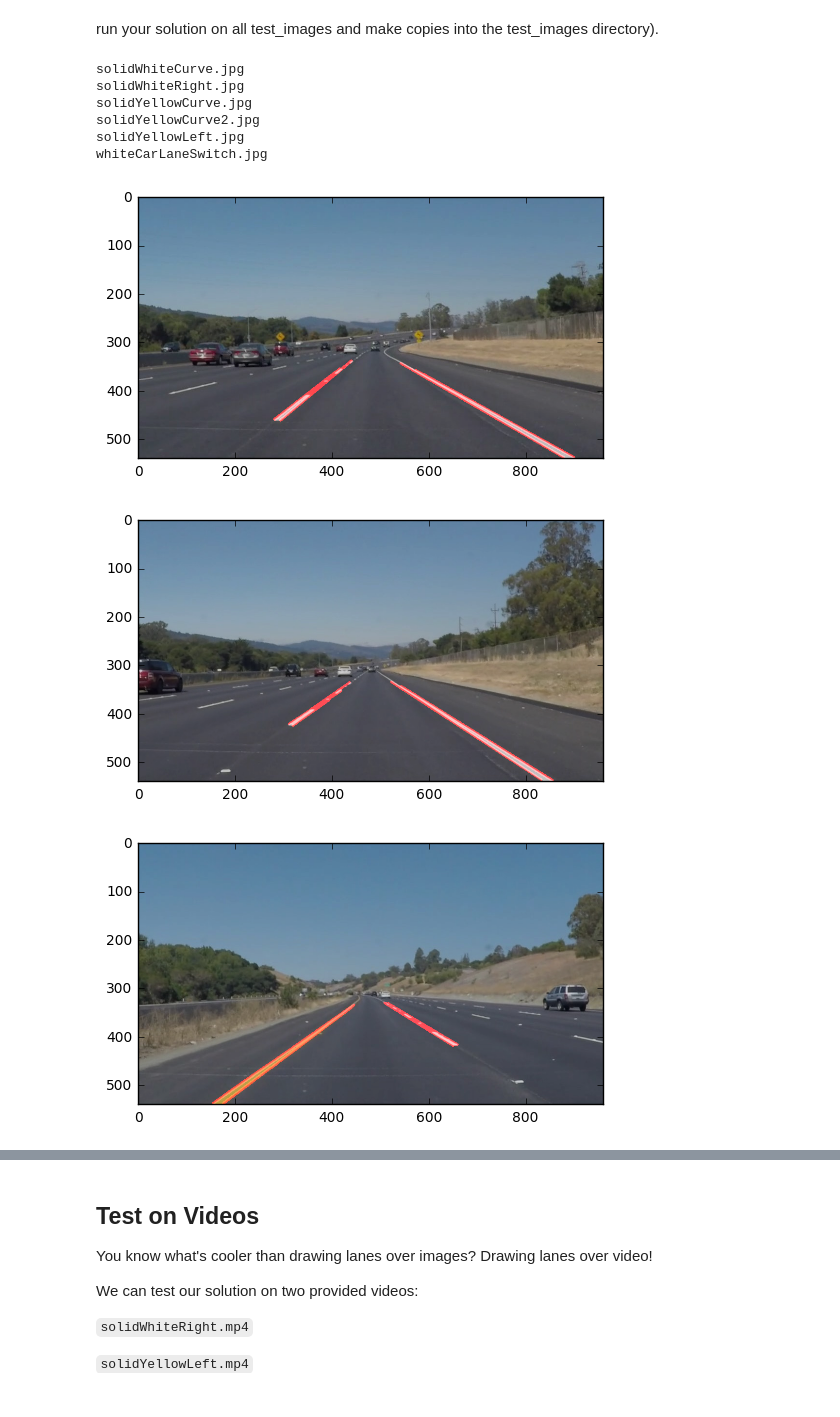
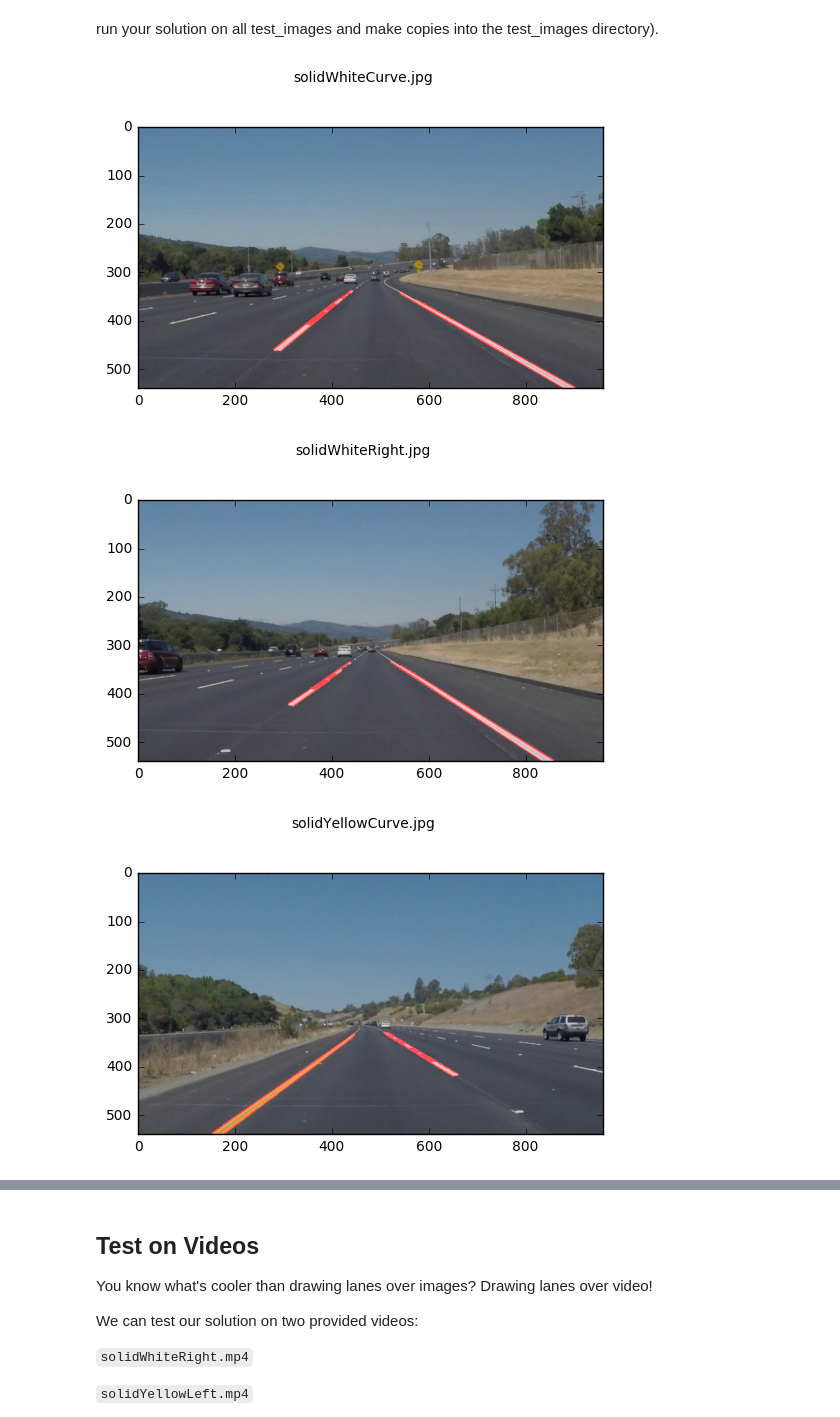
Before and after one commit to SnoopyCafe/dev, a Jupyter notebook: python/udacity/CarND-LaneLines-P1/P1.ipynb, the cells around one changed output, grey strips where cells are left out. Saved outputs shown, nothing was run; the diff lists cells and outputs as text; code cells hidden in the pictures.

Commit message:
added image names to stills

```diff
--- a/python/udacity/CarND-LaneLines-P1/P1.ipynb
+++ b/python/udacity/CarND-LaneLines-P1/P1.ipynb
@@ -195,33 +195,28 @@ def lane_lines(image):
 # %%
 
 # Test on the static images
 in_path = 'test_images/'
 out_path = 'test_soln/'
-test_images = os.listdir("test_images/")
+test_images = os.listdir(in_path)
 
 for img in test_images:
     filename, ext = os.path.splitext(img)
     if ext != ".jpg":
         continue
 
     test_image = mpimg.imread(in_path + img)
-    #print('Filename: ', filename, ' is:', type(test_image), 'with dimesions:', test_image.shape)
-
     lines_image = lane_lines(test_image)
 
     # Draw the lines on the edge image
     combo_image = weighted_img(lines_image, test_image)
-    print (img)
-    plt.figure()
+    fig = plt.figure()
+    fig.suptitle(img)
     plt.imshow(combo_image)
     mpimg.imsave(out_path + img, combo_image, cmap='Greys_r')
+
+#fig.subplots_adjust(hspace=0.3)
+#plt.show()
 # %% [output]
-solidWhiteCurve.jpg
-solidWhiteRight.jpg
-solidYellowCurve.jpg
-solidYellowCurve2.jpg
-solidYellowLeft.jpg
-whiteCarLaneSwitch.jpg
-[figure, old version]
+[figure, new version]
-[figure, old version]
+[figure, new version]
-[figure, old version]
+[figure, new version]
```
Also changed, not shown: parts of 4 cells of this notebook, 2 other files.
